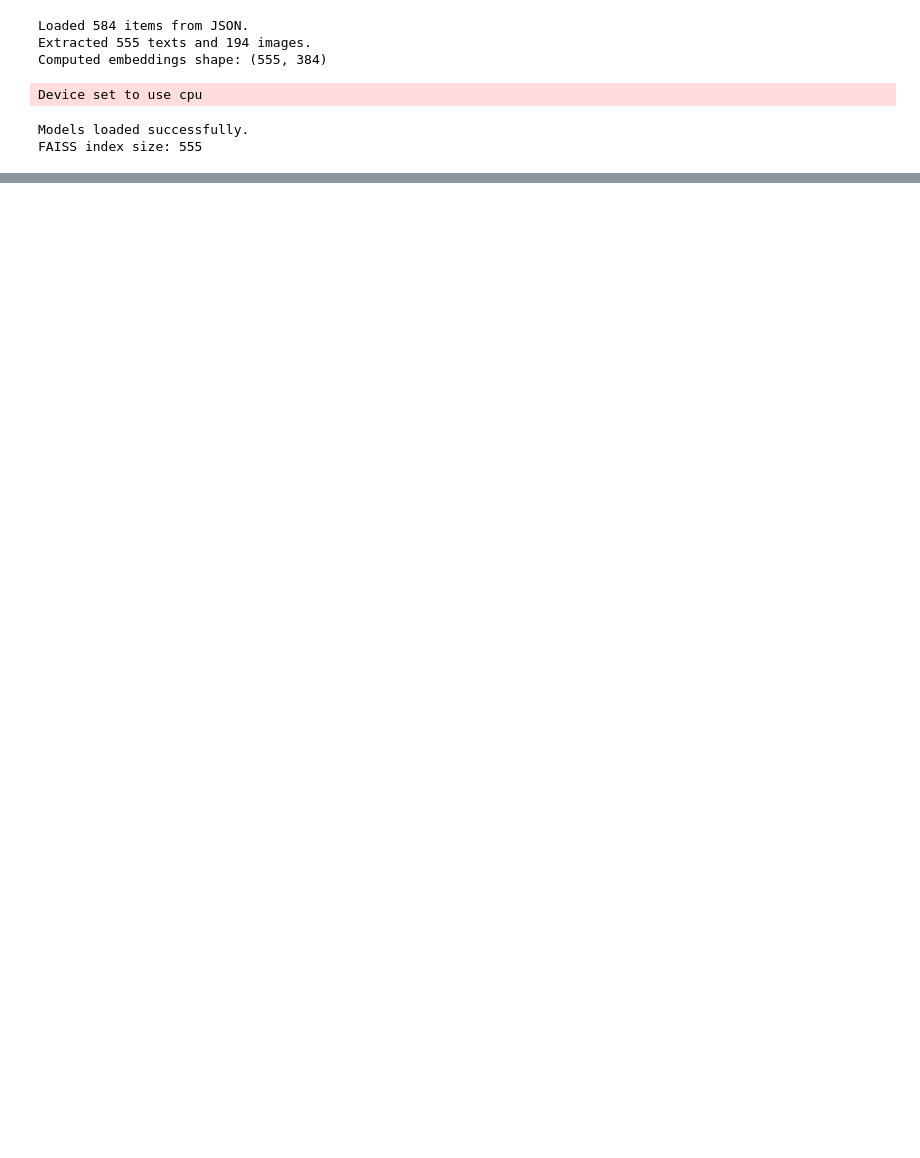
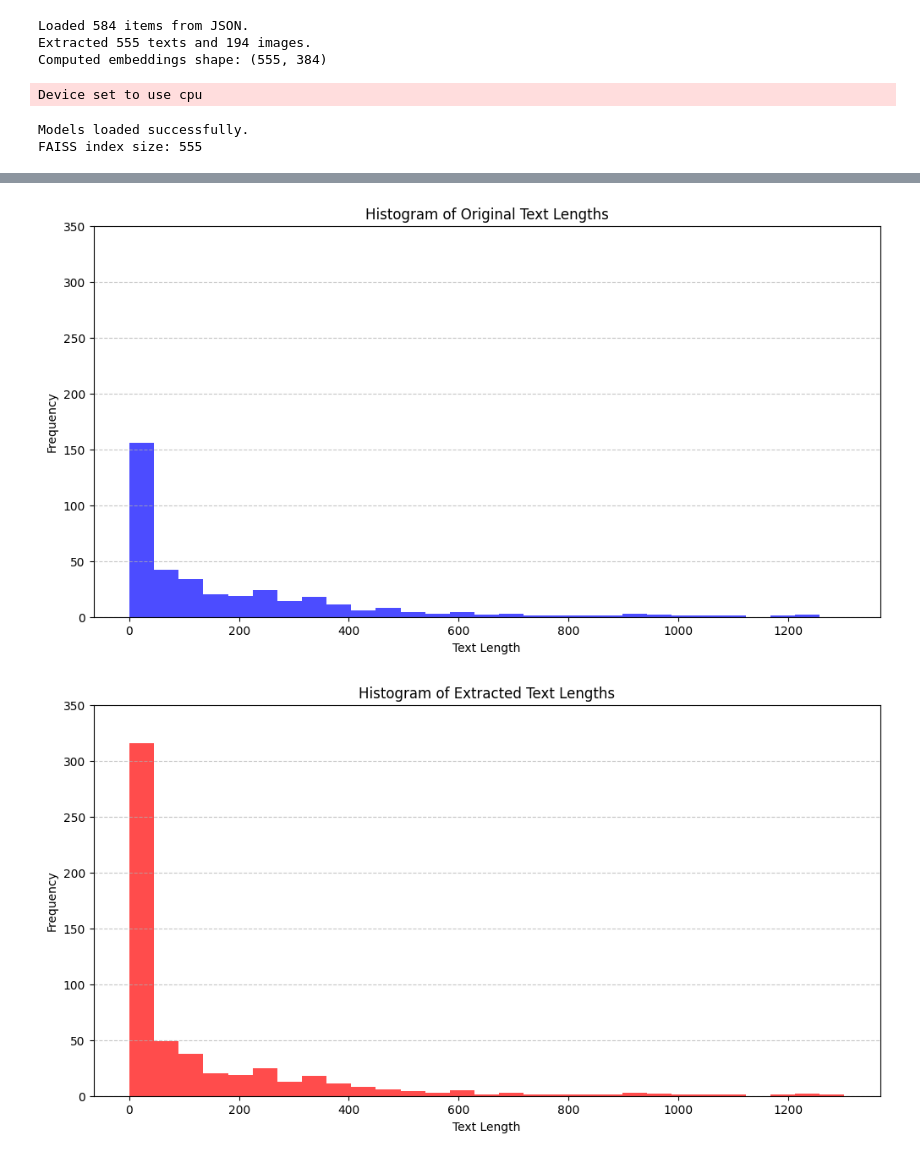
Before and after one commit to jonathanricky/chatbot, a Jupyter notebook: main.ipynb, the cells around one changed output, grey strips where cells are left out. Cells and saved outputs as stored; diff of their text form; code cells hidden in the pictures; blank space fills up the shorter version.

Commit message:
add histogram plot

```diff
--- a/main.ipynb
+++ b/main.ipynb
@@ -147,0 +278,36 @@ Answer: eine Bremsautomatik bei Netzausfall
+# %%
+import numpy as np
+import matplotlib.pyplot as plt
+
+def histogram_plot(original_texts, extracted_texts):
+    """Plot separate histograms for original and extracted text lengths using the same scale and y-axis range."""
+    original_lengths = [len(text) for text in original_texts]
+    extracted_lengths = [len(text) for text in extracted_texts]
+
+    max_length = max(extracted_lengths) if extracted_lengths else 1
+    bins = np.linspace(0, max_length, 30)
+    max_freq = 350
+
+    plt.figure(figsize=(12, 6))
+    plt.hist(original_lengths, bins=bins, alpha=0.7, color='b')
+    plt.xlabel("Text Length")
+    plt.ylabel("Frequency")
+    plt.ylim(0, max_freq)
+    plt.title("Histogram of Original Text Lengths")
+    plt.grid(axis="y", linestyle="--", alpha=0.7)
+    plt.show()
+
+    plt.figure(figsize=(12, 6))
+    plt.hist(extracted_lengths, bins=bins, alpha=0.7, color='r')
+    plt.xlabel("Text Length")
+    plt.ylabel("Frequency")
+    plt.ylim(0, max_freq)
+    plt.title("Histogram of Extracted Text Lengths")
+    plt.grid(axis="y", linestyle="--", alpha=0.7)
+    plt.show()
+
+# Generate separate histograms with the same scale and y-axis limit
+histogram_plot([item['text'] for item in content_list if item['type'] == 'text'], texts)
+# %% [output]
+[figure, added]
+[figure, added]
```
Also changed, not shown: parts of 8 cells of this notebook, 1 other file.
